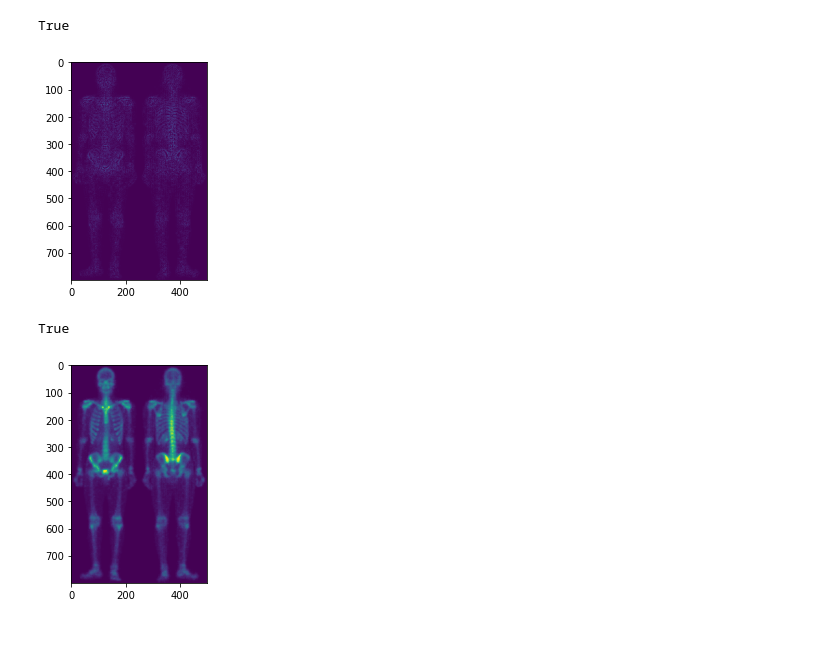
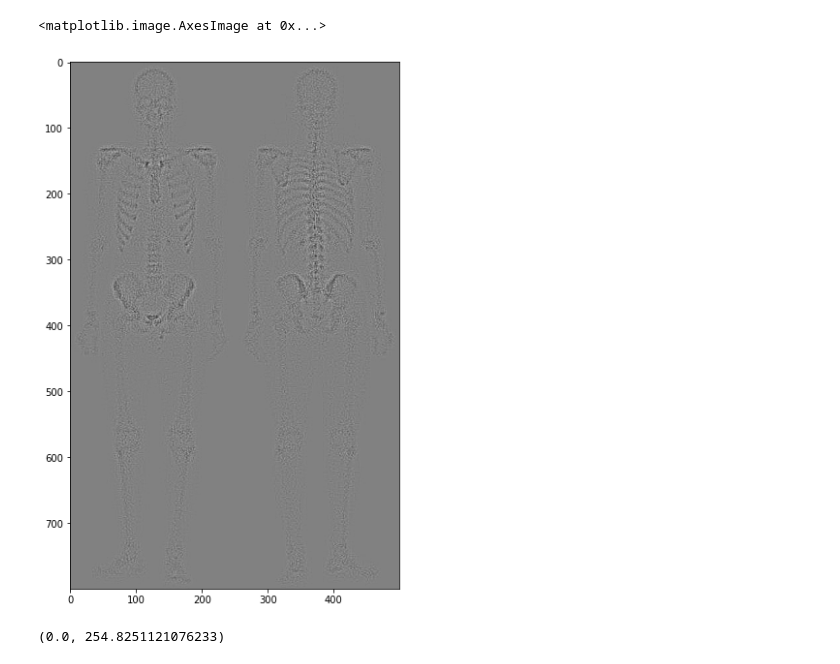
Before and after one commit to Debechelo/ComputerVision, a Jupyter notebook: Lab_4 python/skeleton.ipynb, the cells around one changed output. Cells and saved outputs as stored; diff of their text form; code cells hidden in the pictures; blank space fills up the shorter version.

```diff
--- a/Lab_4 python/skeleton.ipynb
+++ b/Lab_4 python/skeleton.ipynb
@@ -4,7 +4,8 @@ import numpy as np
 from matplotlib import pyplot as plt
 %matplotlib inline
 # %%
-B = cv2.imread("skeleton.png")
+B = cv2.imread("skeleton.jpg")
+plt.figure(figsize=(10,10))
 skelet = cv2.cvtColor(B, cv2.COLOR_BGR2GRAY)
 plt.imshow(B)
 # %% [output]
@@ -13,20 +14,28 @@ plt.imshow(B)
+# %%
+def ConvertTo(img,K):
+    min_v, max_v, min_pt, max_pt = cv2.minMaxLoc(img)
+    img=img - min_v
+    img=K* img / max_v
+    #min_v1, max_v1, min_pt1, max_pt1 = cv2.minMaxLoc(img)
+    #img = img - min_v1 / (max_v1 - min_v1)
+    #img=cv2.convertScaleAbs(img)
+    return img
 # %%
-#laplac=cv2.Laplacian(skelet, -1, 2)
+#laplac=cv2.Laplacian(skelet, cv2.CV_16S, 2)
 #plt.imshow(laplac)
 kernel = np.array([[1, 1, 1],
                    [1,-8, 1],
                    [1, 1, 1]])
-laplac = cv2.filter2D(skelet,-1,kernel)
-plt.imshow(laplac)
-cv2.imwrite('2laplac.png',laplac)
+laplac = cv2.filter2D(skelet,cv2.CV_16S, kernel)
+laplac = ConvertTo(laplac,126)
+min_v, max_v, min_pt, max_pt = cv2.minMaxLoc(laplac)
+#laplac1 = cv2.convertScaleAbs(laplac)
+plt.figure(figsize=(10,10))
+plt.imshow(laplac,cmap = 'gray')
 # %% [output]
-True
+<matplotlib.image.AxesImage at 0x...>
-[figure, old version]
+[figure, new version]
-# %%
-#laplacian=skelet + laplac
-laplacian=cv2.add(skelet, laplac)
-plt.imshow(laplacian)
-cv2.imwrite('3laplacian.png',laplacian)
-# %% [output]
-True
-[figure, removed]
+# %%
+min_v, max_v
+# %% [output]
+(0.0, 254.8251121076233)
```
Also changed, not shown: parts of 17 cells of this notebook, 9 other files.
